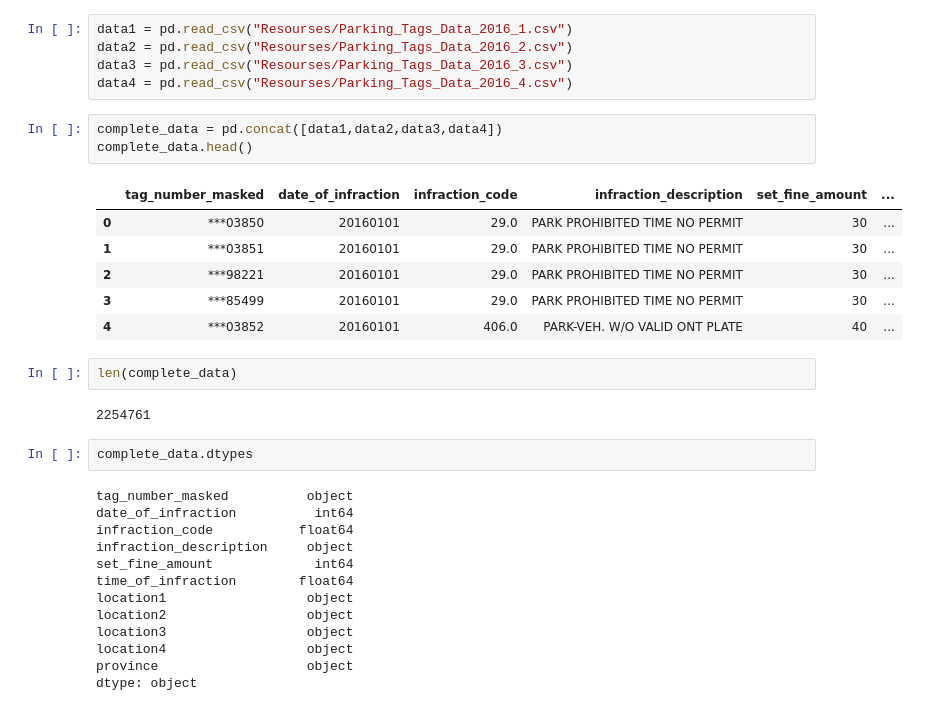
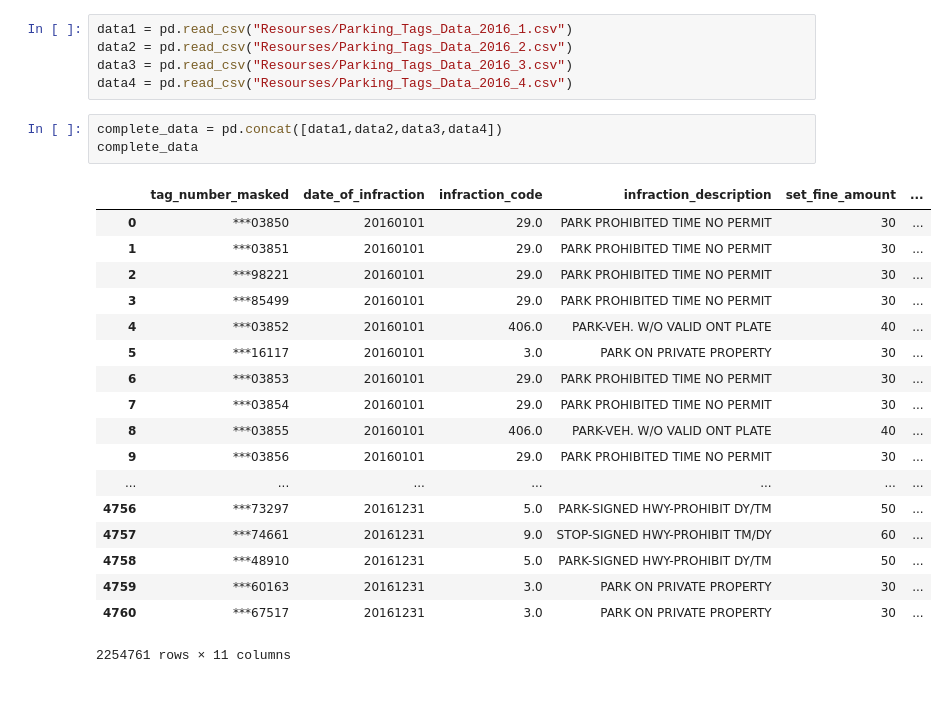
Before and after one commit to chuhaovince/UofT_DataBootcamp_Project_1, a Jupyter notebook: Project1-Vince.ipynb, the cells around one changed output. Drawn from its saved outputs; the diff is of its cells as text.

```diff
--- a/Project1-Vince.ipynb
+++ b/Project1-Vince.ipynb
@@ -60,30 +60,23 @@ data3 = pd.read_csv("Resourses/Parking_Tags_Data_2016_3.csv")
 data4 = pd.read_csv("Resourses/Parking_Tags_Data_2016_4.csv")
 # %%
 complete_data = pd.concat([data1,data2,data3,data4])
-complete_data.head()
+complete_data
 # %% [output]
 |  | tag_number_masked | date_of_infraction | infraction_code | infraction_description | set_fine_amount | ... |
 | 0 | ***03850 | 20160101 | 29.0 | PARK PROHIBITED TIME NO PERMIT | 30 | ... |
 | 1 | ***03851 | 20160101 | 29.0 | PARK PROHIBITED TIME NO PERMIT | 30 | ... |
 | 2 | ***98221 | 20160101 | 29.0 | PARK PROHIBITED TIME NO PERMIT | 30 | ... |
 | 3 | ***85499 | 20160101 | 29.0 | PARK PROHIBITED TIME NO PERMIT | 30 | ... |
 | 4 | ***03852 | 20160101 | 406.0 | PARK-VEH. W/O VALID ONT PLATE | 40 | ... |
+| 5 | ***16117 | 20160101 | 3.0 | PARK ON PRIVATE PROPERTY | 30 | ... |
+| 6 | ***03853 | 20160101 | 29.0 | PARK PROHIBITED TIME NO PERMIT | 30 | ... |
+| 7 | ***03854 | 20160101 | 29.0 | PARK PROHIBITED TIME NO PERMIT | 30 | ... |
+| 8 | ***03855 | 20160101 | 406.0 | PARK-VEH. W/O VALID ONT PLATE | 40 | ... |
+| 9 | ***03856 | 20160101 | 29.0 | PARK PROHIBITED TIME NO PERMIT | 30 | ... |
+| ... | ... | ... | ... | ... | ... | ... |
+| 4756 | ***73297 | 20161231 | 5.0 | PARK-SIGNED HWY-PROHIBIT DY/TM | 50 | ... |
+| 4757 | ***74661 | 20161231 | 9.0 | STOP-SIGNED HWY-PROHIBIT TM/DY | 60 | ... |
+| 4758 | ***48910 | 20161231 | 5.0 | PARK-SIGNED HWY-PROHIBIT DY/TM | 50 | ... |
+| 4759 | ***60163 | 20161231 | 3.0 | PARK ON PRIVATE PROPERTY | 30 | ... |
+| 4760 | ***67517 | 20161231 | 3.0 | PARK ON PRIVATE PROPERTY | 30 | ... |
+2254761 rows × 11 columns
-# %%
-len(complete_data)
-# %% [output]
-2254761
-# %%
-complete_data.dtypes
-# %% [output]
-tag_number_masked          object
-date_of_infraction          int64
-infraction_code           float64
-infraction_description     object
-set_fine_amount             int64
-time_of_infraction        float64
-location1                  object
-location2                  object
-location3                  object
-location4                  object
-province                   object
-dtype: object
```
Also changed, not shown: parts of 7 cells of this notebook.
